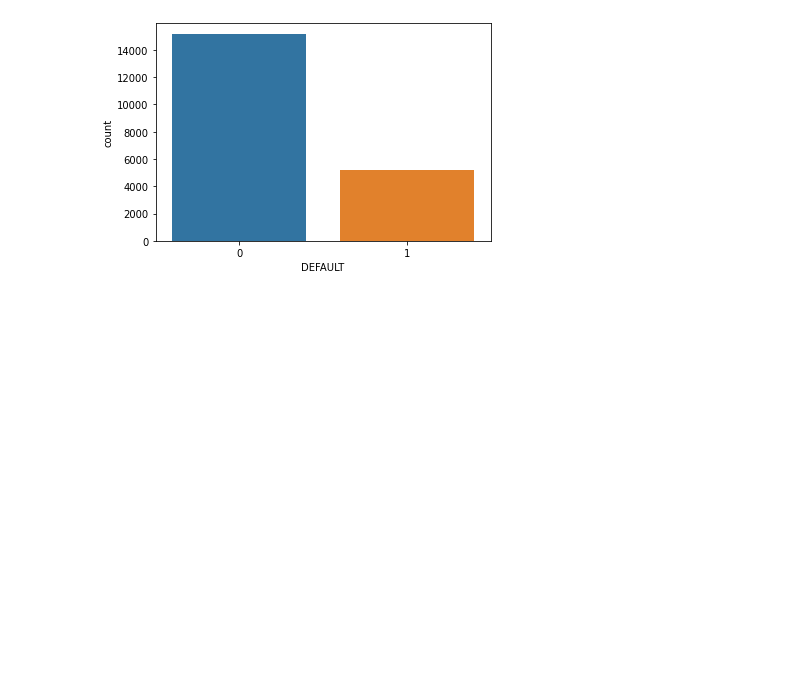
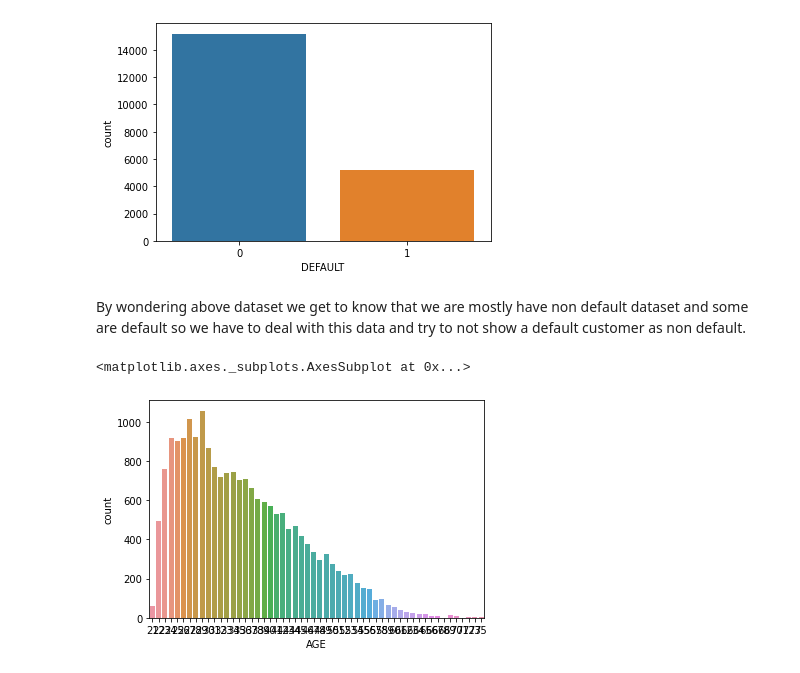
Before and after one commit to Rushabhtikale92/Credit-Card-Default-Prediction, a Jupyter notebook: Copy_of_Credit_Card_Default_Prediction_Capstone_Project.ipynb, the cells around one changed output. Cells and saved outputs as stored; diff of their text form; code cells hidden in the pictures; blank space fills up the shorter version.

```diff
--- a/Copy_of_Credit_Card_Default_Prediction_Capstone_Project.ipynb
+++ b/Copy_of_Credit_Card_Default_Prediction_Capstone_Project.ipynb
@@ -197,3 +197,10 @@ sns.countplot(data['DEFAULT'])
 # %% [output]
 <matplotlib.axes._subplots.AxesSubplot at 0x...>
 [figure]
+# %% [markdown]
+By wondering above dataset we get to know that we are mostly have non default dataset and some are default so we have to deal with this data and try to not show a default customer as non default.
+# %%
+sns.countplot(data['AGE'])
+# %% [output]
+<matplotlib.axes._subplots.AxesSubplot at 0x...>
+[figure, added]
```
Also changed, not shown: parts of 19 cells of this notebook.
